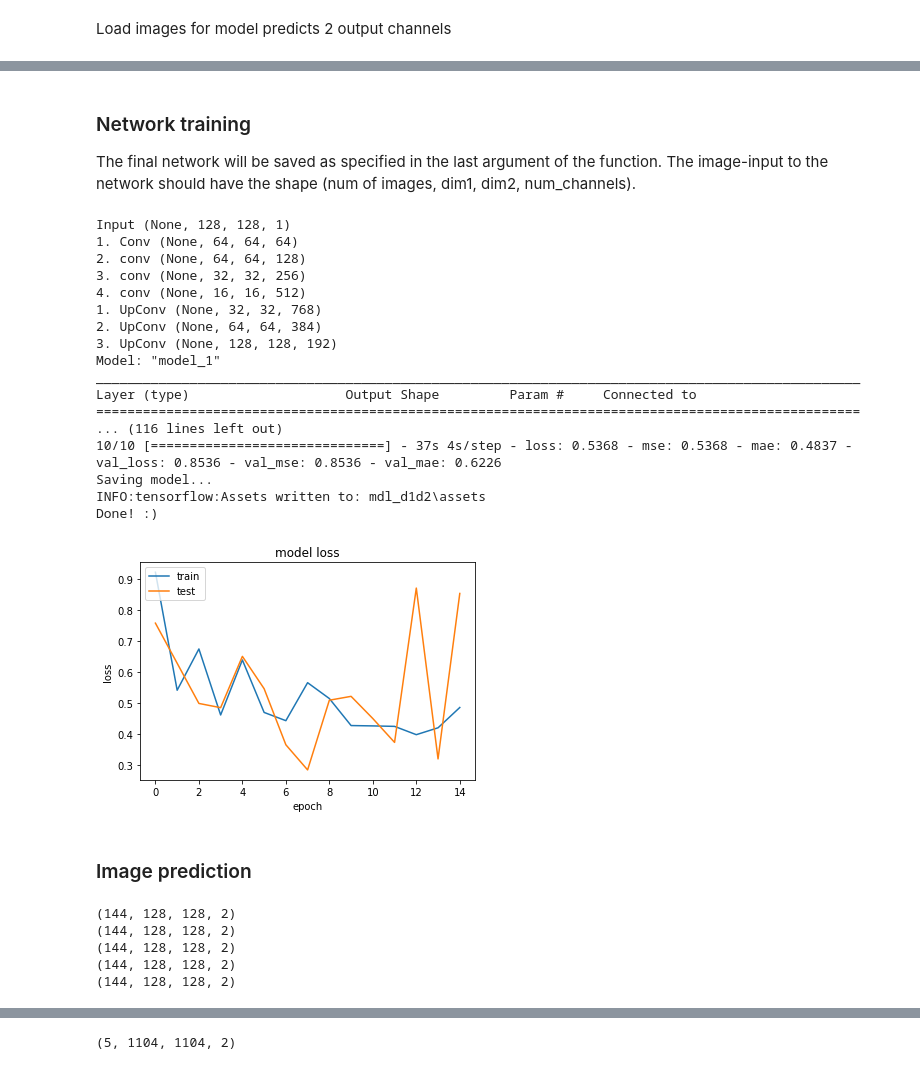
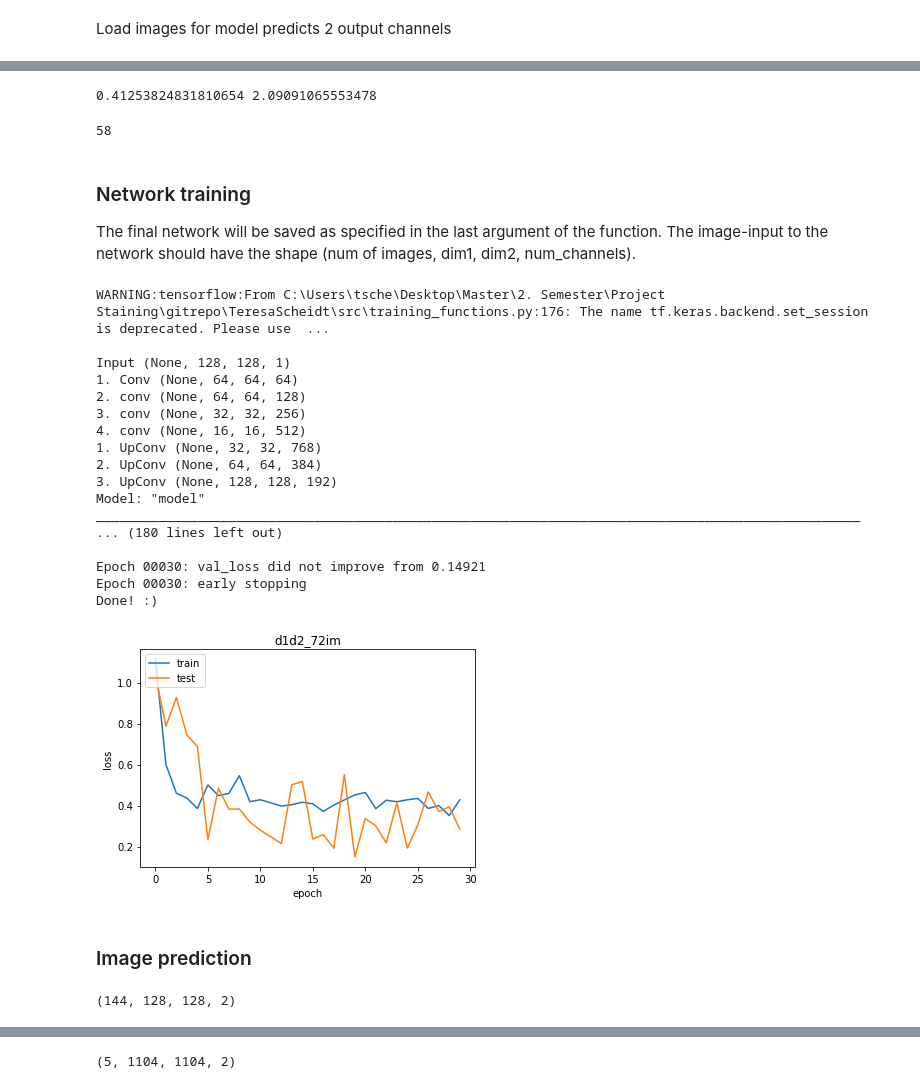
Before and after one commit to Aitslab/virtualstain, a Jupyter notebook: TeresaScheidt/src/Initial_model.ipynb, the cells around one changed output, grey strips where cells are left out. Drawn from its saved outputs; the diff is of its cells as text; code cells hidden in the pictures.

```diff
--- a/TeresaScheidt/src/Initial_model.ipynb
+++ b/TeresaScheidt/src/Initial_model.ipynb
@@ -48,16 +53,29 @@ y_norm = pre.norm(Y_stack, mean, std)
+# %%
+print(np.min(y_norm2), np.max(y_norm2))
+# %% [output]
+0.41253824831810654 2.09091065553478
 # %%
 # define images for training (change to automated later)
-X_train = x_norm[0:40]
-Y_train = y_norm[0:40]
-X_val = x_norm[40:53]
-Y_val = y_norm[40:53]
+split = int(np.ceil(x_norm.shape[0]*0.8))
+X_train = x_norm[0:split]
+Y_train = y_norm[0:split]
+X_val = x_norm[split:]
+Y_val = y_norm[split:]
+split
+# %% [output]
+58
 # %% [markdown]
 ### Network training
 The final network will be saved as specified in the last argument of the function. The image-input to the network should have the shape (num of images, dim1, dim2, num_channels).
+# %%
+#define modelname
+name = 'd1d2_72im'
 # %%
 # train UNet
-history = training.train(X_train, Y_train, X_val, Y_val, 'mdl_d1d2')
+history = training.train(X_train, Y_train, X_val, Y_val, 2, name)
 # %% [output]
+WARNING:tensorflow:From C:\Users\tsche\Desktop\Master\2. Semester\Project Staining\gitrepo\TeresaScheidt\src\training_functions.py:176: The name tf.keras.backend.set_session is deprecated. Please use  ...
+
 Input (None, 128, 128, 1)
 1. Conv (None, 64, 64, 64)
 2. conv (None, 64, 64, 128)
@@ -66,40 +84,36 @@ Input (None, 128, 128, 1)
 1. UpConv (None, 32, 32, 768)
 2. UpConv (None, 64, 64, 384)
 3. UpConv (None, 128, 128, 192)
-Model: "model_1"
+Model: "model"
 __________________________________________________________________________________________________
-Layer (type)                    Output Shape         Param #     Connected to
-==================================================================================================
-... (116 lines left out)
-10/10 [==============================] - 37s 4s/step - loss: 0.5368 - mse: 0.5368 - mae: 0.4837 - val_loss: 0.8536 - val_mse: 0.8536 - val_mae: 0.6226
-Saving model...
-INFO:tensorflow:Assets written to: mdl_d1d2\assets
+... (180 lines left out)
+
+Epoch 00030: val_loss did not improve from 0.14921
+Epoch 00030: early stopping
 Done! :)
 # %%
+dir = os.path.join(r'C:\Users\tsche\Desktop\Master\2. Semester\Project Staining\gitrepo\TeresaScheidt\training_results', name +'_loss.png')
 plt.plot(history.history['loss'])
 plt.plot(history.history['val_loss'])
-plt.title('model loss')
+plt.title(name)
 plt.ylabel('loss')
 plt.xlabel('epoch')
 plt.legend(['train', 'test'], loc='upper left')
+plt.savefig(dir)
 plt.show()
 # %% [output]
-[figure, old version]
+[figure, new version]
 # %% [markdown]
 ### Image prediction
 # %%
 out = []
-model = keras.models.load_model('mdl_d1d2')
-for n in range(5):
+model = keras.models.load_model(name)
+for n in range(1):
     image = X_val[n]
 
     output = pred.predict(model, image, 128, 128, num_outputs=2)
-    #output_norm = pre.unnormalize(output, mean, std)
+    output_norm = pre.unnormalize(output, mean, std)
     out.append(output)
 out = np.stack(out, axis = 0)
 # %% [output]
 (144, 128, 128, 2)
-(144, 128, 128, 2)
-(144, 128, 128, 2)
-(144, 128, 128, 2)
-(144, 128, 128, 2)
```
Also changed, not shown: parts of 6 cells of this notebook, 6 other files.
